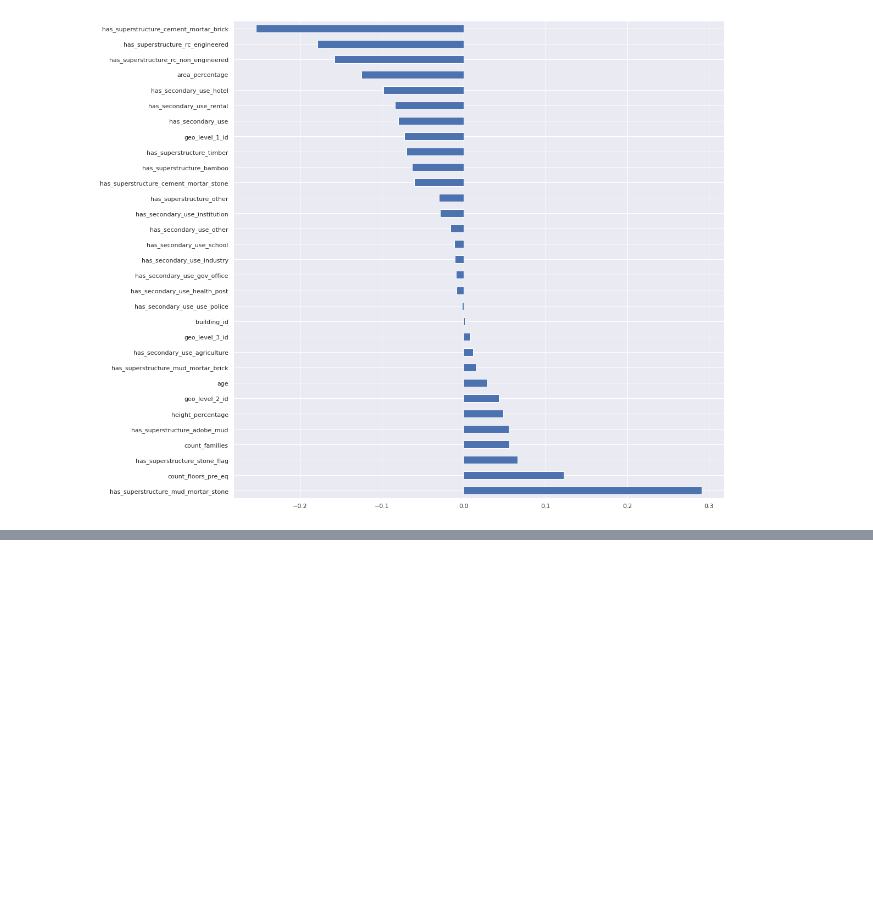
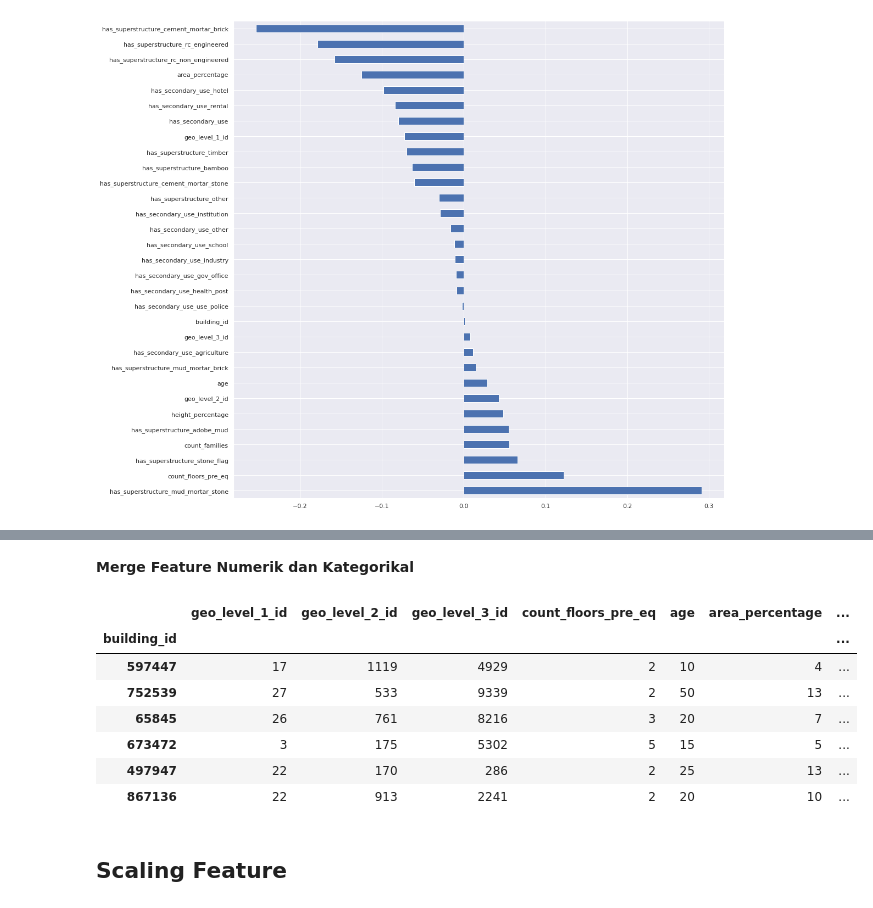
Before and after one commit to ReynaraEzra/Richter-Earthquake-Prediction, a Jupyter notebook: Richter_Prediction_Part2.ipynb, the cells around one changed output, grey strips where cells are left out. Saved outputs shown, nothing was run; the diff lists cells and outputs as text; code cells hidden in the pictures; blank space fills up the shorter version.

```diff
--- a/Richter_Prediction_Part2.ipynb
+++ b/Richter_Prediction_Part2.ipynb
@@ -76,0 +107,3 @@ plt.show()
+# %%
+df_num = df.select_dtypes(include=['int64', 'float64'])
+df_cat = df.select_dtypes(include=['object'])
@@ -76,0 +132,2 @@ plt.show()
+# %%
+df_num = df_num.drop('has_secondary_use_agriculture', axis=1)
@@ -76,0 +152,2 @@ plt.show()
+# %%
+df_cat = pd.get_dummies(df_cat)
@@ -76,0 +192,17 @@ plt.show()
+# %% [markdown]
+**Merge Feature Numerik dan Kategorikal**
+# %%
+df_new = pd.concat([df_num, df_cat], axis=1)
+# %%
+df_new.sample(6)
+# %% [output]
+|  | geo_level_1_id | geo_level_2_id | geo_level_3_id | count_floors_pre_eq | age | area_percentage | ... |
+| building_id |  |  |  |  |  |  | ... |
+| 597447 | 17 | 1119 | 4929 | 2 | 10 | 4 | ... |
+| 752539 | 27 | 533 | 9339 | 2 | 50 | 13 | ... |
+| 65845 | 26 | 761 | 8216 | 3 | 20 | 7 | ... |
+| 673472 | 3 | 175 | 5302 | 5 | 15 | 5 | ... |
+| 497947 | 22 | 170 | 286 | 2 | 25 | 13 | ... |
+| 867136 | 22 | 913 | 2241 | 2 | 20 | 10 | ... |
+# %% [markdown]
+## **Scaling Feature**
```
Also changed, not shown: parts of 27 cells of this notebook.
